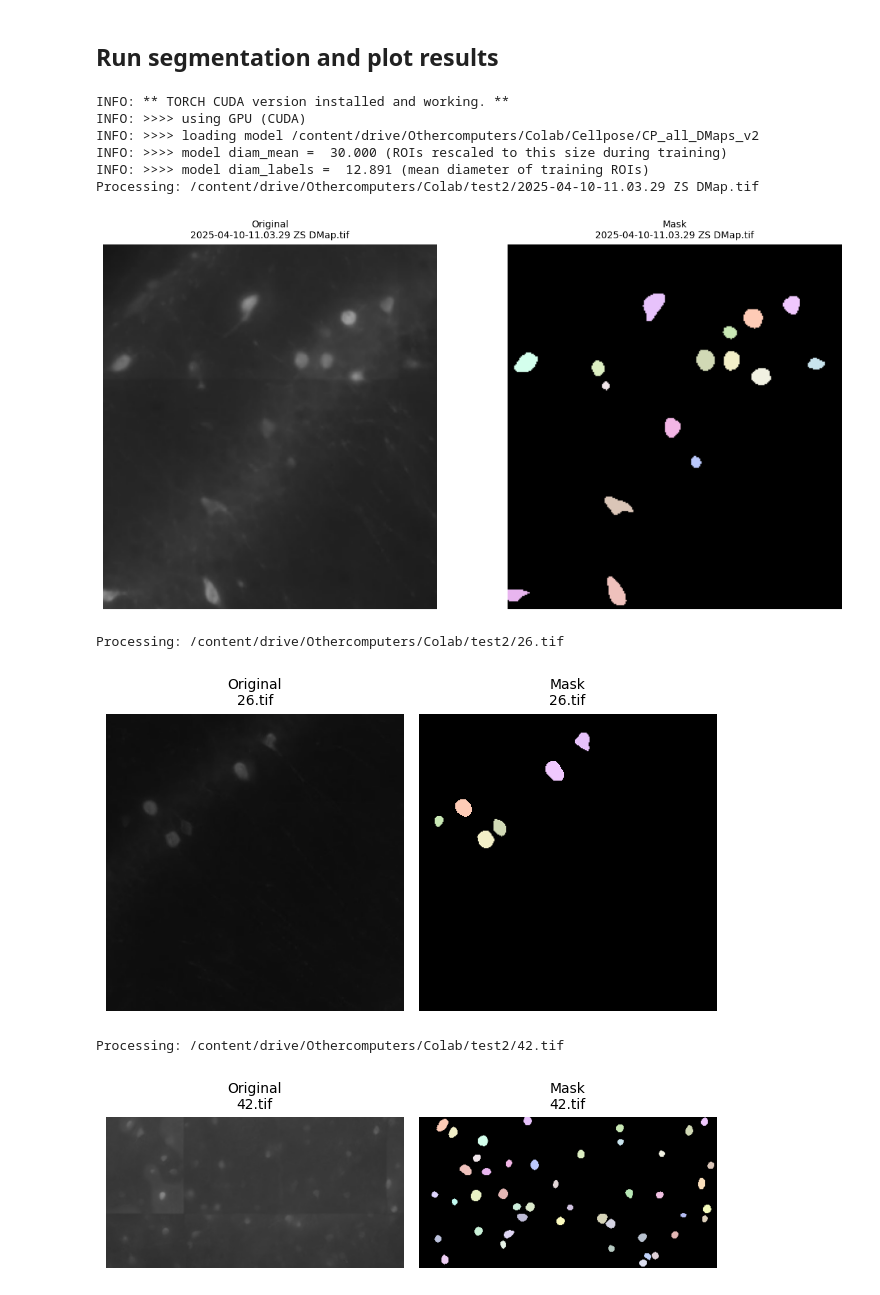
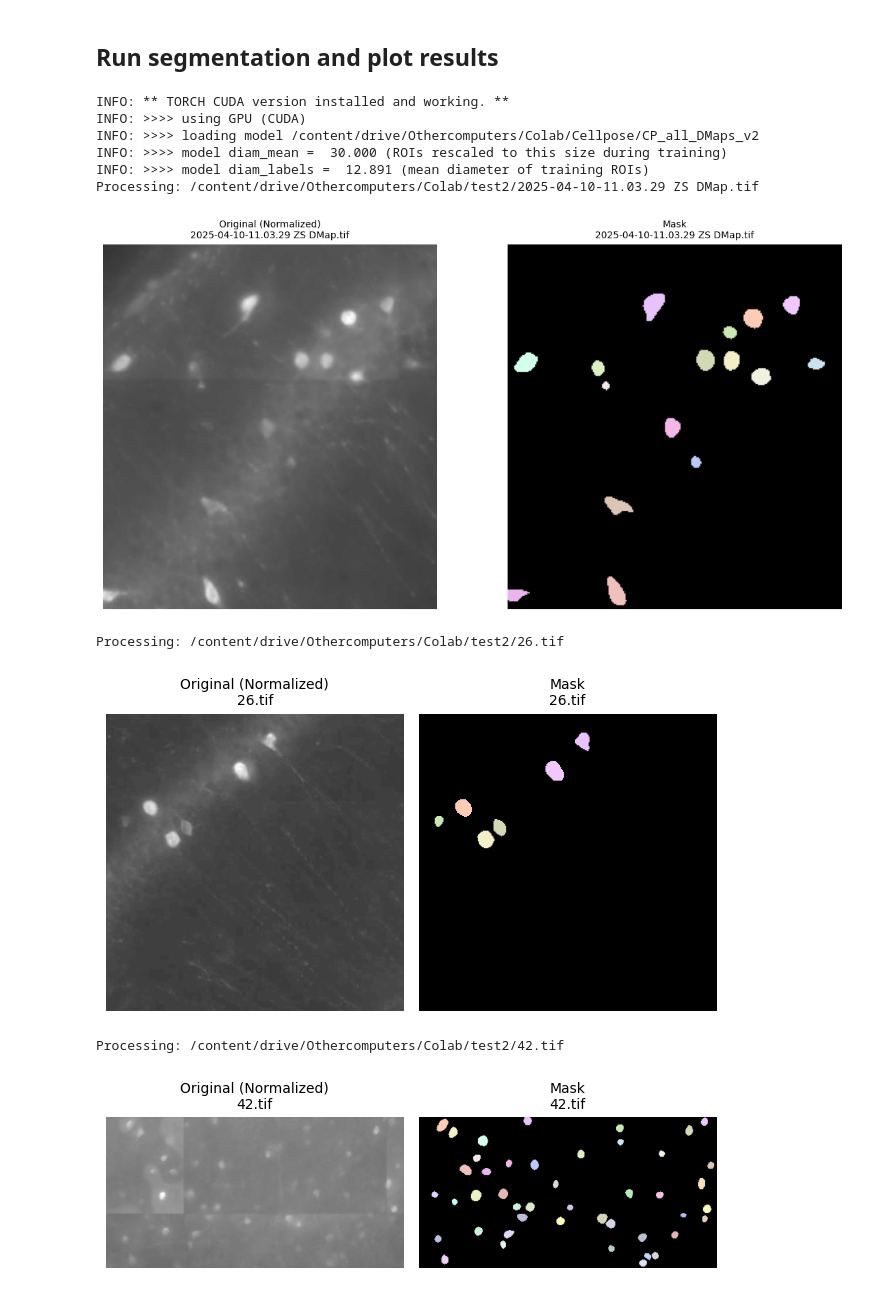
Before and after one commit to jdraffin/cellpose, a Jupyter notebook: notebooks/run_cellpose3.ipynb, the cells around one changed output. Saved outputs shown, nothing was run; the diff lists cells and outputs as text; code cells hidden in the pictures.

```diff
--- a/notebooks/run_cellpose3.ipynb
+++ b/notebooks/run_cellpose3.ipynb
@@ -123,6 +123,7 @@ import numpy as np
 import matplotlib.pyplot as plt
 from cellpose import models, io
 from cellpose.io import imread
+from skimage import exposure
 
 # --- CONFIG ---
 image_dir = "/content/drive/Othercomputers/Colab/test2"
@@ -134,7 +135,7 @@ files_list = sorted(glob.glob(os.path.join(image_dir, '*.tif')) +
 channels = [[0, 0]] * len(files_list)
 model = models.CellposeModel(pretrained_model=model_path, gpu=True)
 
-# --- Colored RGB mask generator ---
+# --- Coloured RGB mask generator ---
 def color_mask_rgb(mask):
     h, w = mask.shape
     rgb = np.zeros((h, w, 3), dtype=np.uint8)
@@ -146,14 +147,29 @@ def color_mask_rgb(mask):
         rgb[mask == lbl] = color
     return rgb
 
-# --- Plotting setup ---
+# --- Normalisation ---
+def normalize_image(img):
+    # Normalize to [0, 1] by dividing by max pixel value
+    img_normalized = img / np.max(img)
+
+    # Enhance brightness using gamma correction
+    img_normalized = exposure.adjust_gamma(img_normalized, gamma=0.8)  # Gamma less than 1 brightens the image
+
+    return img_normalized
+
+# --- Plotting  ---
 plt.figure(figsize=(12, 6))
 
-# --- Main loop ---
+# --- Main model loop ---
 for chan, filename in zip(channels, files_list):
     try:
         print(f"Processing: {filename}")
         img = imread(filename)
+
+        # Normalize the image to enhance dim areas
+        img_normalized = normalize_image(img)
+
+        # Run Cellpose model
         masks, flows, styles = model.eval(img, diameter=None, channels=chan)
 
         # Save outputs
@@ -164,37 +180,37 @@ for chan, filename in zip(channels, files_list):
         mask_rgb = color_mask_rgb(masks)
 
         # Plot
         plt.clf()
         plt.subplot(1, 2, 1)
-        plt.imshow(img.squeeze(), cmap="gray")
-        plt.title(f"Original\n{os.path.basename(filename)}", fontsize=10)
+        plt.imshow(img_normalized.squeeze(), cmap="gray")  # Display normalized image
+        plt.title(f"Original (Normalized)\n{os.path.basename(filename)}", fontsize=10)
         plt.axis('off')
 
         plt.subplot(1, 2, 2)
         plt.imshow(mask_rgb)
         plt.title(f"Mask\n{os.path.basename(filename)}", fontsize=10)
         plt.axis('off')
 
         plt.tight_layout()
         plt.draw()
         plt.pause(1)
 
-        del img, masks, flows, styles, mask_rgb
+        del img, img_normalized, masks, flows, styles, mask_rgb
         gc.collect()
 
     except Exception as e:
         print(f"Error processing {filename}: {e}")
 
 plt.show()
 # %% [output]
 INFO: ** TORCH CUDA version installed and working. **
 INFO: >>>> using GPU (CUDA)
 INFO: >>>> loading model /content/drive/Othercomputers/Colab/Cellpose/CP_all_DMaps_v2
 INFO: >>>> model diam_mean =  30.000 (ROIs rescaled to this size during training)
 INFO: >>>> model diam_labels =  12.891 (mean diameter of training ROIs)
 Processing: /content/drive/Othercomputers/Colab/test2/2025-04-10-11.03.29 ZS DMap.tif
-[figure, old version]
+[figure, new version]
 Processing: /content/drive/Othercomputers/Colab/test2/26.tif
-[figure, old version]
+[figure, new version]
 Processing: /content/drive/Othercomputers/Colab/test2/42.tif
-[figure, old version]
+[figure, new version]
```
